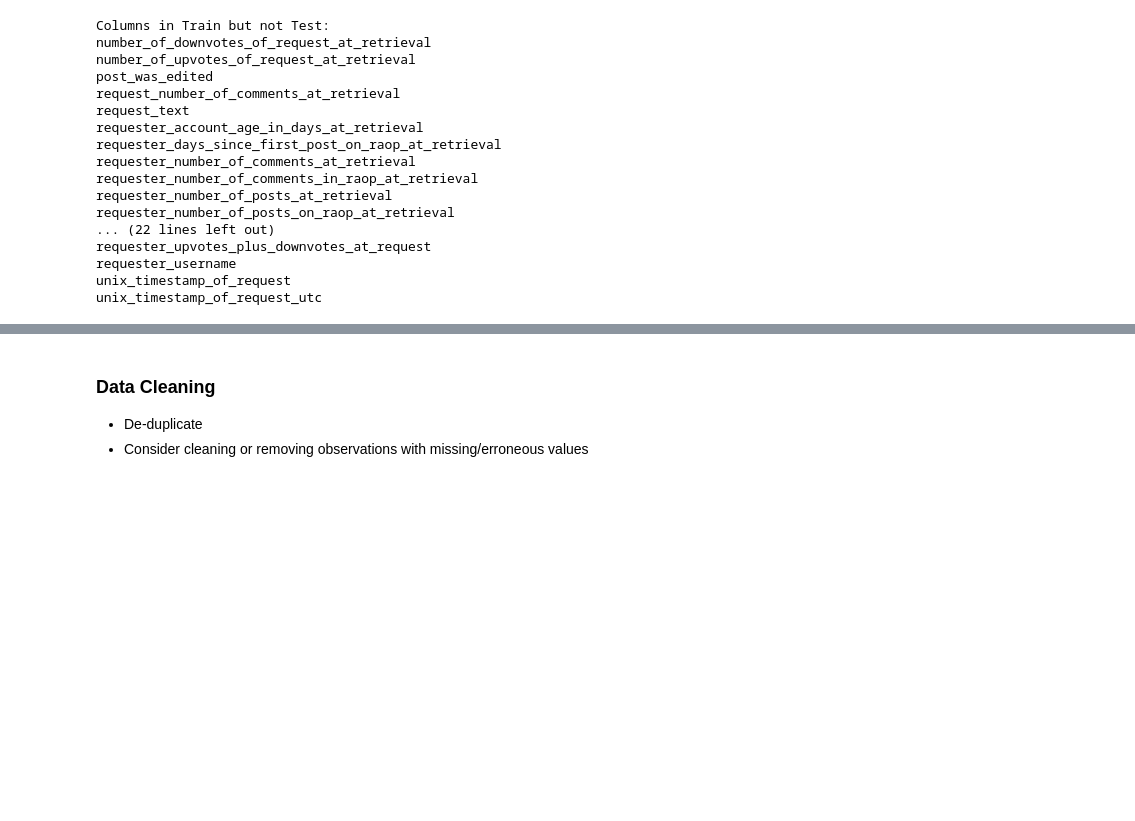
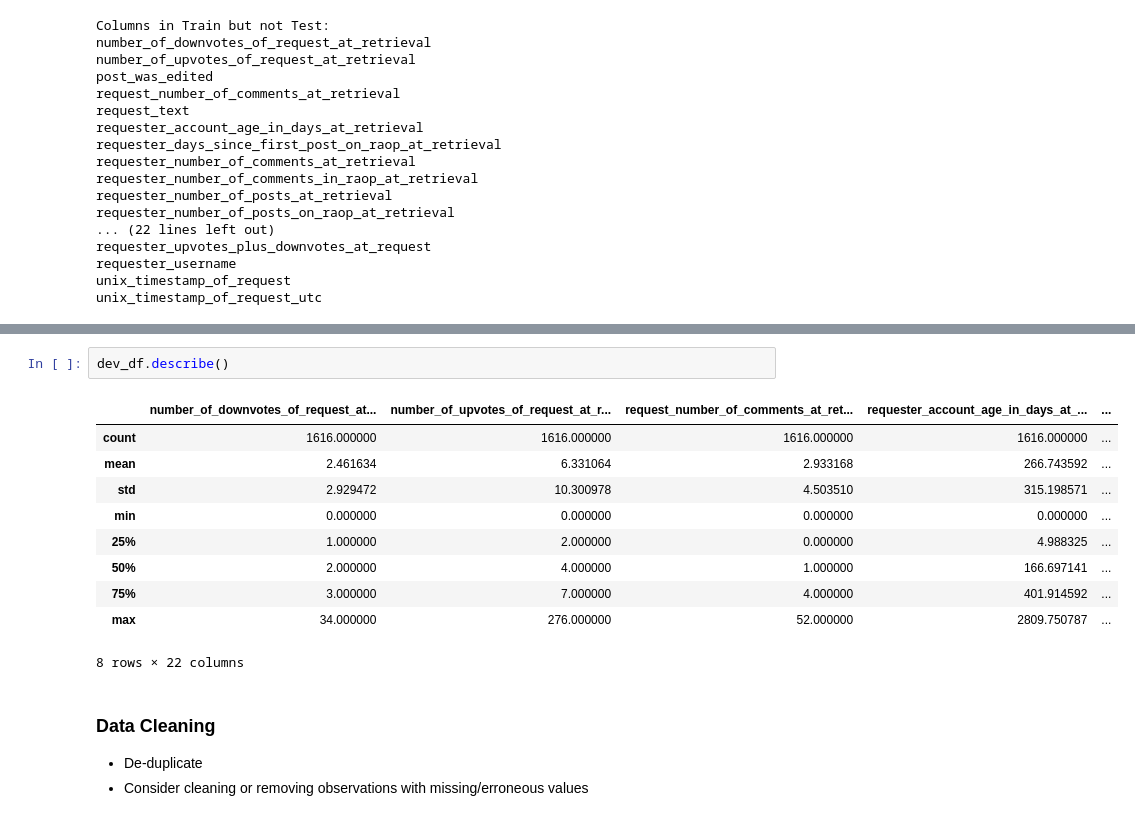
Before and after one commit to timspit/w207_final_project, a Jupyter notebook: Pizza Project_V0.1_JV.ipynb, the cells around one changed output, grey strips where cells are left out. Drawn from its saved outputs; the diff is of its cells as text; blank space fills up the shorter version.

```diff
--- a/Pizza Project_V0.1_JV.ipynb
+++ b/Pizza Project_V0.1_JV.ipynb
@@ -244,3 +212,16 @@ train_df.describe()
+# %%
+dev_df.describe()
+# %% [output]
+|  | number_of_downvotes_of_request_at... | number_of_upvotes_of_request_at_r... | request_number_of_comments_at_ret... | requester_account_age_in_days_at_... | ... |
+| count | 1616.000000 | 1616.000000 | 1616.000000 | 1616.000000 | ... |
+| mean | 2.461634 | 6.331064 | 2.933168 | 266.743592 | ... |
+| std | 2.929472 | 10.300978 | 4.503510 | 315.198571 | ... |
+| min | 0.000000 | 0.000000 | 0.000000 | 0.000000 | ... |
+| 25% | 1.000000 | 2.000000 | 0.000000 | 4.988325 | ... |
+| 50% | 2.000000 | 4.000000 | 1.000000 | 166.697141 | ... |
+| 75% | 3.000000 | 7.000000 | 4.000000 | 401.914592 | ... |
+| max | 34.000000 | 276.000000 | 52.000000 | 2809.750787 | ... |
+8 rows × 22 columns
 # %% [markdown]
 ### Data Cleaning
 
```
Also changed, not shown: parts of 9 cells of this notebook.
